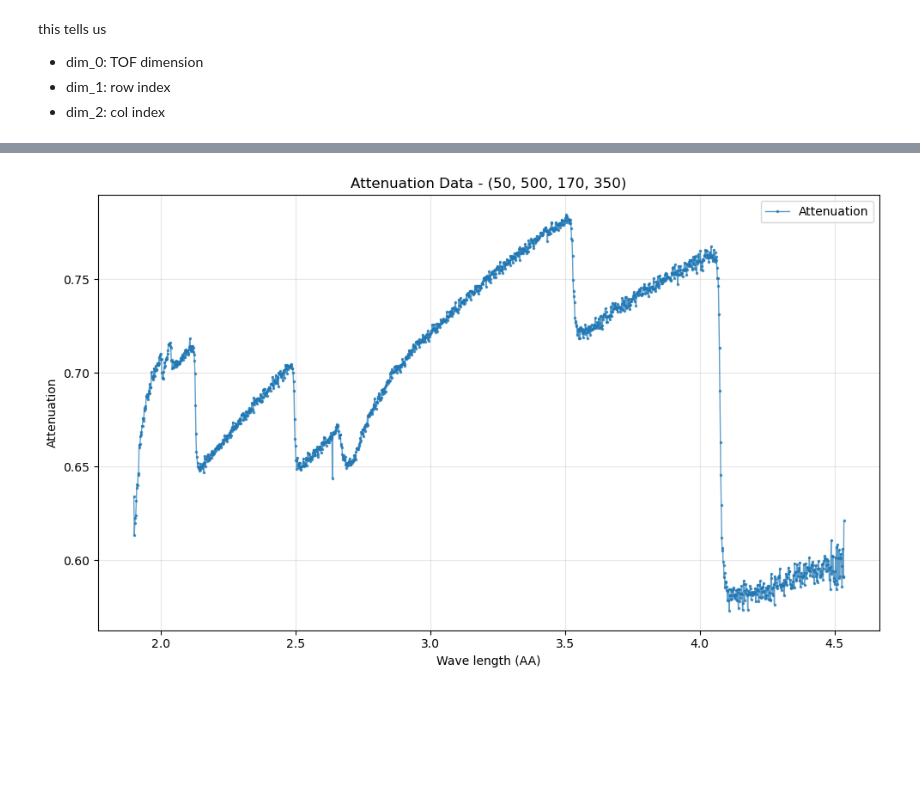
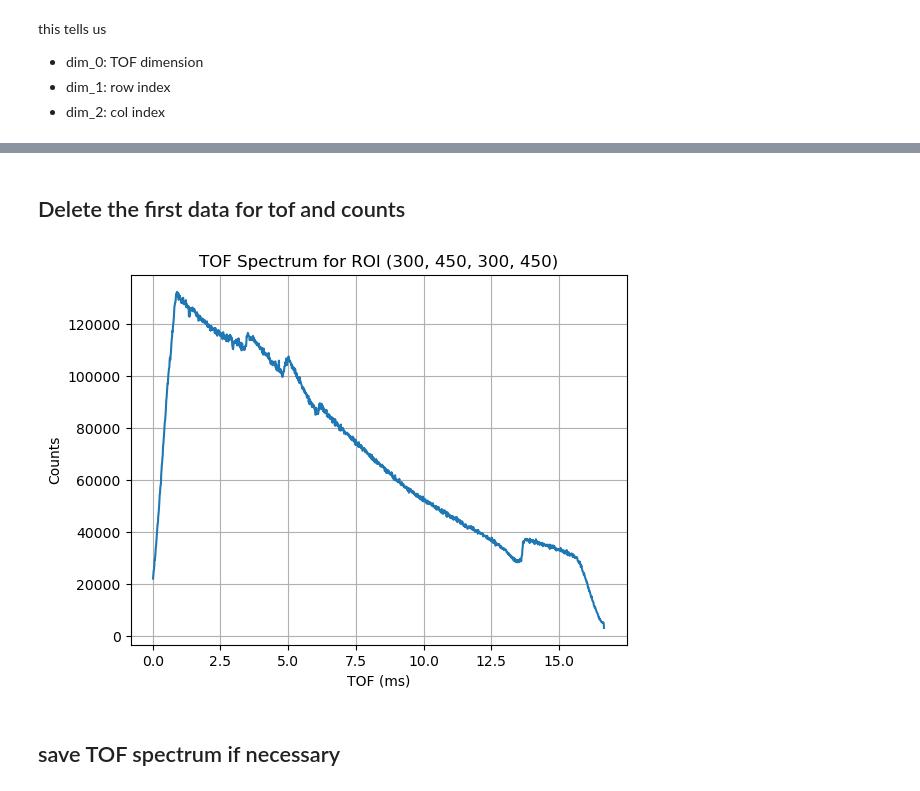
Before and after one commit to whome23/VENUS_TOF_ROI, a Jupyter notebook: Investigate_2D_tof_spectrum_w_same_PCharge.ipynb, the cells around one changed output, grey strips where cells are left out. Cells and saved outputs as stored; diff of their text form; code cells hidden in the pictures; blank space fills up the shorter version.

```diff
--- a/Investigate_2D_tof_spectrum_w_same_PCharge.ipynb
+++ b/Investigate_2D_tof_spectrum_w_same_PCharge.ipynb
@@ -317,20 +298,0 @@ with h5py.File(h5file_3) as h5f:
-# %%
-# save data for each direct beam measurements
-
-H_1, tof_edges, x_edges, y_edges = process_into_hyperspectra(
-    x_array_1, y_array_1, tof_ns_1,
-    num_tof_bins=1500,
-    tof_range_s=(0, 1/60.0)
-)
-
-H_2, tof_edges, x_edges, y_edges = process_into_hyperspectra(
-    x_array_2, y_array_2, tof_ns_2,
-    num_tof_bins=1500,
-    tof_range_s=(0, 1/60.0)
-)
-
-H_3, tof_edges, x_edges, y_edges = process_into_hyperspectra(
-    x_array_3, y_array_3, tof_ns_3,
-    num_tof_bins=1500,
-    tof_range_s=(0, 1/60.0)
-)
@@ -490,19 +299,17 @@ plt.show()
-# %%
-delay = 12005 # us
-distance = 2500
-wave_tpx3 = 0.3956*(delay + (tof_edges[:-1]/1e6)*1e3)/distance
-
-plt.figure(figsize=(10, 6))
-# plt.errorbar(wave_tpx3, 1-Transmission, yerr=Transmission_error, label='Attenuation', alpha=0.7, marker='.', markersize=3, linestyle='-', linewidth=1)
-plt.plot(wave_tpx3, 1-Transmission,  label='Attenuation', alpha=0.7, marker='.', markersize=3, linestyle='-', linewidth=1)
-plt.xlabel('Wave length (AA)')
-plt.ylabel('Attenuation')
-plt.legend()
-plt.title(f'Attenuation Data - {roi}')
-plt.grid(True, alpha=0.3)
-plt.tight_layout()
-plt.savefig(f'At_wave_data_transmission_data_{roi}.png', dpi=300)
-plt.show()
-# %% [output]
-[figure, removed]
+# %% [markdown]
+## Delete the first data for tof and counts
+# %%
+tof_ms=np.delete(tof_edges[:-1], 0)/1e6
+tof_spectrum_Ni=np.delete(tof_spectrum_Ni, 0)
+# %%
+plt.plot(tof_ms, tof_spectrum_Ni)  # Anton Tremsin likes to use the beginning of the edge to represent the bin
+plt.xlabel('TOF (ms)')
+plt.ylabel('Counts')
+plt.grid()
+plt.title(f'TOF Spectrum for ROI {roi}')
+plt.show()
+# %% [output]
+[figure, added]
+# %% [markdown]
+## save TOF spectrum if necessary
 # %%
```
Also changed, not shown: parts of 21 cells of this notebook.
